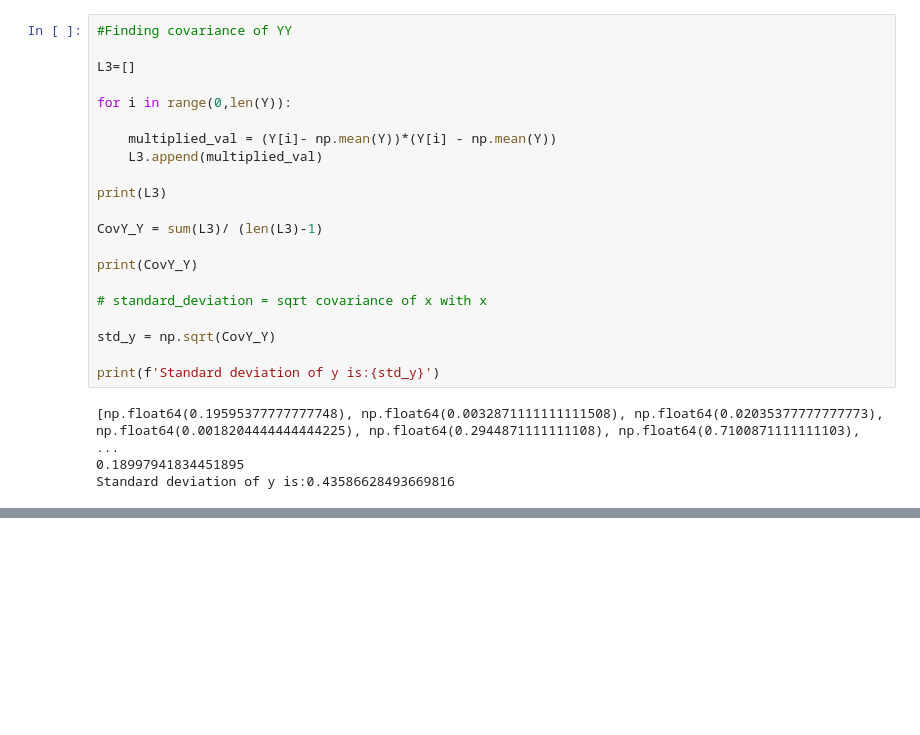
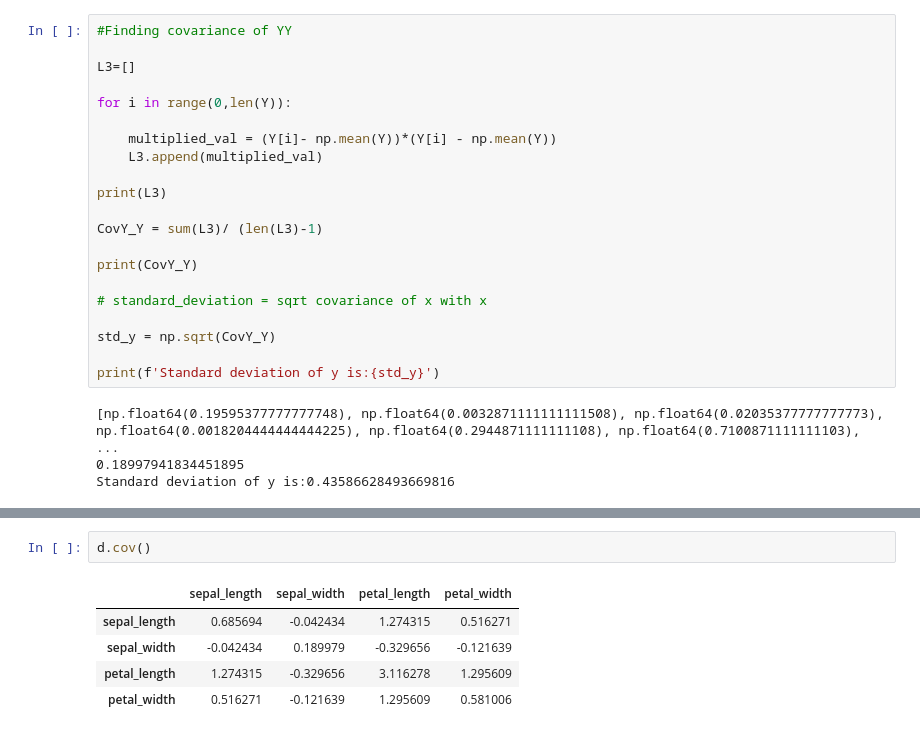
Before and after one commit to aymuos/masters-practise-repo, a Jupyter notebook: mvda-prac/justPrac.ipynb, the cells around one changed output, grey strips where cells are left out. Drawn from its saved outputs; the diff is of its cells as text; blank space fills up the shorter version.

```diff
--- a/mvda-prac/justPrac.ipynb
+++ b/mvda-prac/justPrac.ipynb
@@ -174,0 +178,8 @@ print(f'Covariance is : {covariance}')
+# %%
+d.cov()
+# %% [output]
+|  | sepal_length | sepal_width | petal_length | petal_width |
+| sepal_length | 0.685694 | -0.042434 | 1.274315 | 0.516271 |
+| sepal_width | -0.042434 | 0.189979 | -0.329656 | -0.121639 |
+| petal_length | 1.274315 | -0.329656 | 3.116278 | 1.295609 |
+| petal_width | 0.516271 | -0.121639 | 1.295609 | 0.581006 |
```
Also changed, not shown: parts of 4 cells of this notebook, 12 other files.
